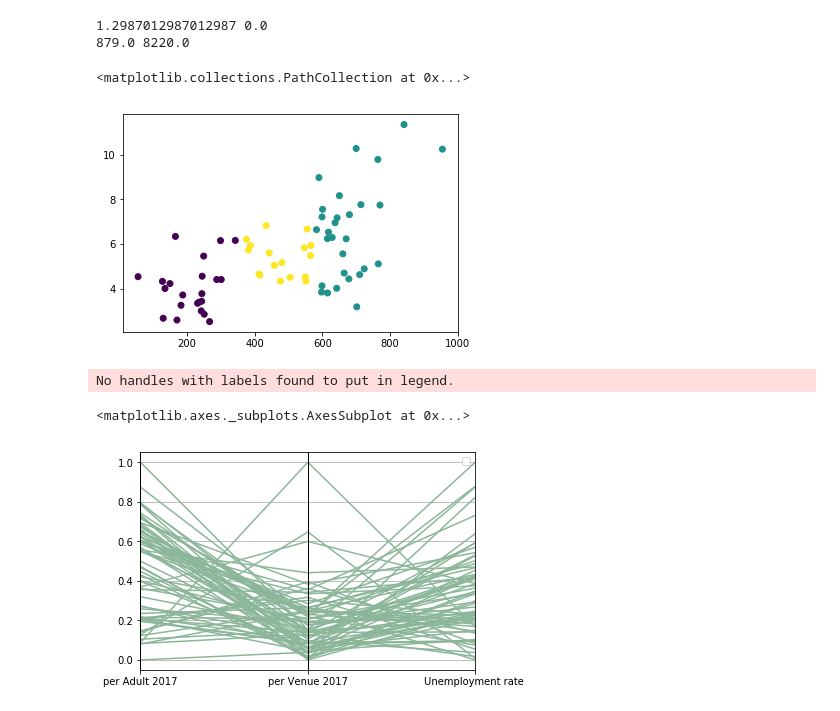
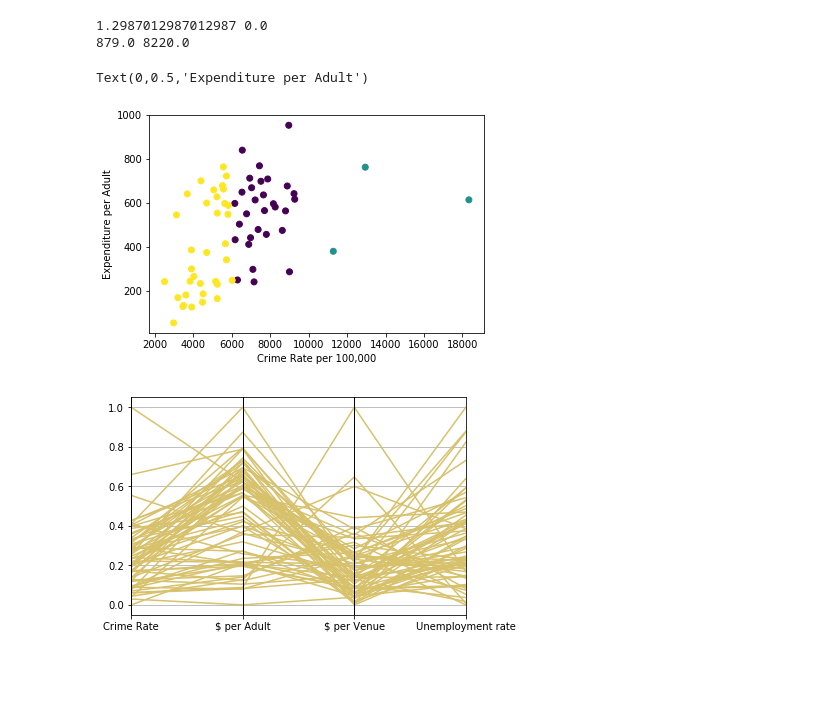
Before and after one commit to isubasinghe/COMP20008-ass1, a Jupyter notebook: phase2_4/phase_2.ipynb, the cells around one changed output. Cells and saved outputs as stored; diff of their text form; code cells hidden in the pictures; blank space fills up the shorter version.

```diff
--- a/phase2_4/phase_2.ipynb
+++ b/phase2_4/phase_2.ipynb
@@ -249,7 +249,7 @@ df = df.sort_values(by='lga')
 ncrime = ncrime.groupby('lga').sum().reset_index()
 ncrime = ncrime.sort_values(by='lga')
 
-out = pd.merge(df, ncrime, on='lga')
+df = pd.merge(df, ncrime, on='lga')
 
 #df['Region'] = df['Region'].apply(lambda x: 1 if "M" in x else 0)
 df['DIS Score '] = df['DIS Score '].apply(lambda x: float(x))
@@ -257,30 +257,35 @@ df['per Venue 2017'] = df['per Venue 2017'].apply(lambda x: np.nan if '-' in x e
 df['per Adult 2017'] = df['per Adult 2017'].apply(lambda x: np.nan if '-' in x else float(x))
 df['Unemployment rate '] = df['Unemployment rate '].apply(lambda x: np.nan if '-' in x else float(x.replace('%', '')))
 df = df.dropna()
-df = df[['lga', 'DIS Score ', 'per Venue 2017', 'per Adult 2017', 'Unemployment rate ']]
+df = df[['rate', 'lga', 'DIS Score ', 'per Venue 2017', 'per Adult 2017', 'Unemployment rate ']]
 # %%
-mat = collect_x(df, ['DIS Score ', 'per Adult 2017', 'Unemployment rate '])[0, :, :]
+mat = df[[ 'rate', 'DIS Score ', 'per Adult 2017', 'Unemployment rate ']].as_matrix()
 kmeans = KMeans(n_clusters=3, random_state=0).fit(mat)
-plt.scatter(df['per Adult 2017'], df['Unemployment rate '], c=kmeans.labels_)
+plt.scatter(df['rate'], df['per Adult 2017'], c=kmeans.labels_)
+plt.xlabel('Crime Rate per 100,000')
+plt.ylabel('Expenditure per Adult')
+plt.
 # %% [output]
-<matplotlib.collections.PathCollection at 0x...>
+Text(0,0.5,'Expenditure per Adult')
-[figure, old version]
+[figure, new version]
 # %%
 def norm(df):
     df_min = df.min()
     df_max = df.max()
     return (df-df_min)/(df_max-df_min)
 
 ndf = df
 ndf['empty'] = ''
 ndf['DIS Score '] = norm(ndf['DIS Score '])
 ndf['per Venue 2017'] = norm(ndf['per Venue 2017'])
 ndf['per Adult 2017'] = norm(ndf['per Adult 2017'])
 ndf['Unemployment rate '] = norm(ndf['Unemployment rate '])
+ndf['rate'] = norm(df['rate'])
 cols = ndf.columns
-ndf = ndf[['per Adult 2017', 'per Venue 2017', 'Unemployment rate ', 'empty']]
+ndf = ndf[['rate', 'per Adult 2017', 'per Venue 2017', 'Unemployment rate ', 'empty']]
+ndf.columns = ['Crime Rate', '$ per Adult', '$ per Venue', 'Unemployment rate', 'empty']
 pd.plotting.parallel_coordinates(ndf, 'empty')
+plt.savefig('pcoords.png', dpi=1080)
+plt.show()
 # %% [output]
-No handles with labels found to put in legend.
-<matplotlib.axes._subplots.AxesSubplot at 0x...>
-[figure, old version]
+[figure, new version]
```
Also changed, not shown: parts of 2 cells of this notebook, 10 other files.
